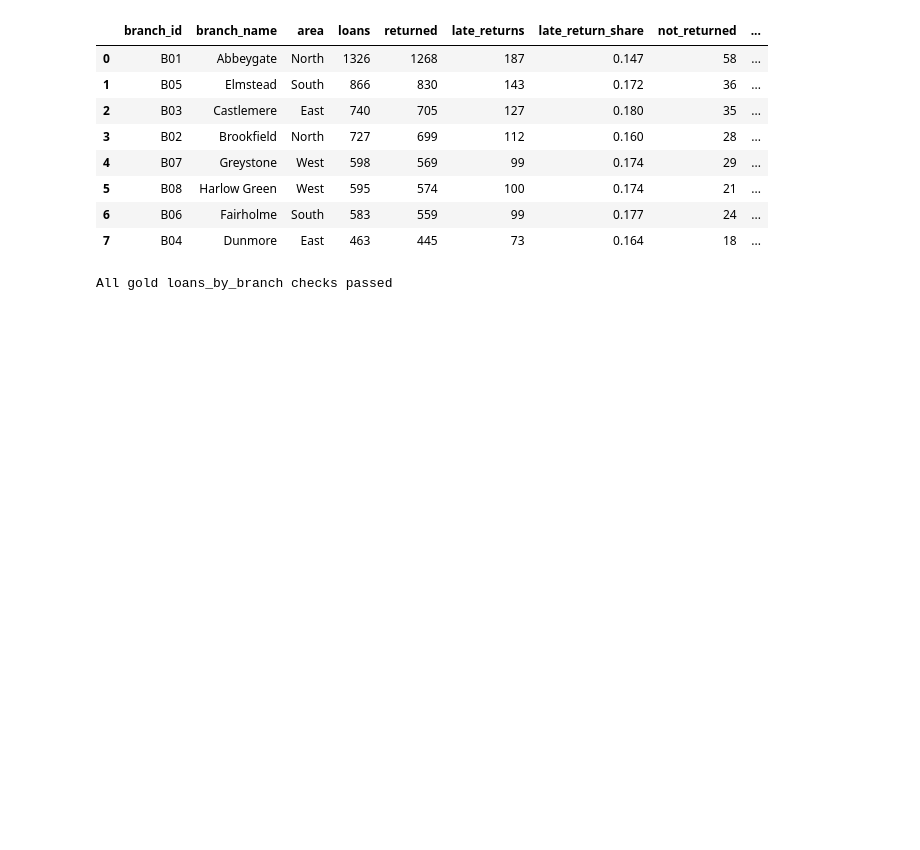
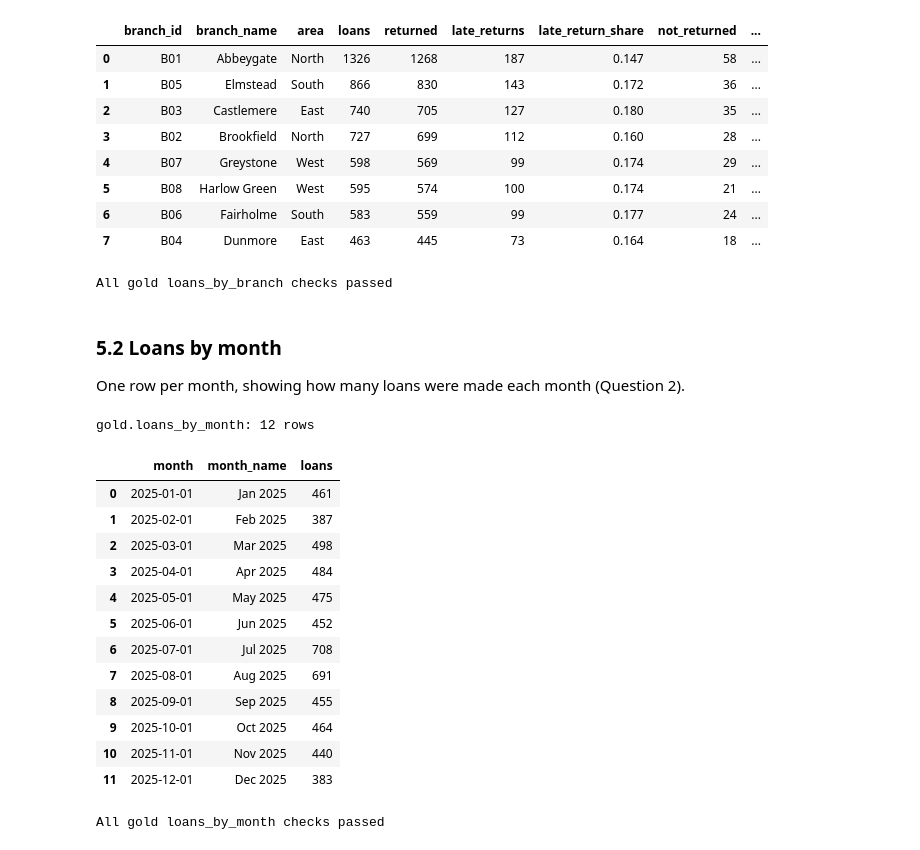
Before and after one commit to HuriyaAhmerr/5782076-AnalyticsEngineering, a Jupyter notebook: 5782076_library_pipeline.ipynb, the cells around one changed output. Cells and saved outputs as stored; diff of their text form; code cells hidden in the pictures; blank space fills up the shorter version.

Commit message:
gold.loans_by_month created

```diff
--- a/5782076_library_pipeline.ipynb
+++ b/5782076_library_pipeline.ipynb
@@ -1960,3 +1960,52 @@ assert q(f"SELECT COUNT(*) FROM {g}.loans_by_branch WHERE late_return_share NOT
 print("All gold loans_by_branch checks passed")
 # %% [output]
 All gold loans_by_branch checks passed
+# %% [markdown]
+### 5.2 Loans by month
+
+One row per month, showing how many loans were made each month (Question 2).
+# %%
+def build_gold_loans_by_month(con, silver="silver", gold="gold"):
+    """Gold: one row per month – number of loans (Q2)."""
+    con.execute(f"CREATE SCHEMA IF NOT EXISTS {gold}")
+    con.execute(f"""
+        CREATE OR REPLACE TABLE {gold}.loans_by_month AS
+        SELECT DATE_TRUNC('month', loan_date)::DATE AS month,          -- first day of the month, e.g. 2025-01-01
+               strftime(loan_date, '%b %Y')         AS month_name,     -- e.g. 'Jan 2025', for chart labels
+               COUNT(*)                             AS loans
+        FROM {silver}.loans
+        GROUP BY 1, 2""")
+    n = con.execute(f"SELECT COUNT(*) FROM {gold}.loans_by_month").fetchall()[0][0]
+    print(f"{gold}.loans_by_month: {n} rows")
+
+build_gold_loans_by_month(con, SILVER_SCHEMA, GOLD_SCHEMA)
+display(con.sql(f"SELECT * FROM {GOLD_SCHEMA}.loans_by_month ORDER BY month").df())
+# %% [output]
+gold.loans_by_month: 12 rows
+|  | month | month_name | loans |
+| 0 | 2025-01-01 | Jan 2025 | 461 |
+| 1 | 2025-02-01 | Feb 2025 | 387 |
+| 2 | 2025-03-01 | Mar 2025 | 498 |
+| 3 | 2025-04-01 | Apr 2025 | 484 |
+| 4 | 2025-05-01 | May 2025 | 475 |
+| 5 | 2025-06-01 | Jun 2025 | 452 |
+| 6 | 2025-07-01 | Jul 2025 | 708 |
+| 7 | 2025-08-01 | Aug 2025 | 691 |
+| 8 | 2025-09-01 | Sep 2025 | 455 |
+| 9 | 2025-10-01 | Oct 2025 | 464 |
+| 10 | 2025-11-01 | Nov 2025 | 440 |
+| 11 | 2025-12-01 | Dec 2025 | 383 |
+# %%
+# Automatic checks on gold.loans_by_month – the pipeline stops if any fail
+s, g = SILVER_SCHEMA, GOLD_SCHEMA
+q = lambda sql: con.execute(sql).fetchall()[0][0]
+
+assert q(f"SELECT COUNT(*) FROM {g}.loans_by_month") == q(f"SELECT COUNT(DISTINCT DATE_TRUNC('month', loan_date)) FROM {s}.loans"), "Should be one row per month with loans"
+assert q(f"SELECT COUNT(*) - COUNT(DISTINCT month) FROM {g}.loans_by_month") == 0, "Duplicate month"
+assert q(f"SELECT SUM(loans) FROM {g}.loans_by_month") == q(f"SELECT COUNT(*) FROM {s}.loans"), "Total loans do not match silver.loans"
+assert q(f"SELECT COUNT(*) FROM {g}.loans_by_month WHERE month IS NULL OR month_name IS NULL OR loans <= 0") == 0, "Blank month or month with no loans"
+assert q(f"SELECT COUNT(*) FROM {g}.loans_by_month WHERE month_name <> strftime(month, '%b %Y')") == 0, "month_name does not match month"
+
+print("All gold loans_by_month checks passed")
+# %% [output]
+All gold loans_by_month checks passed
```
